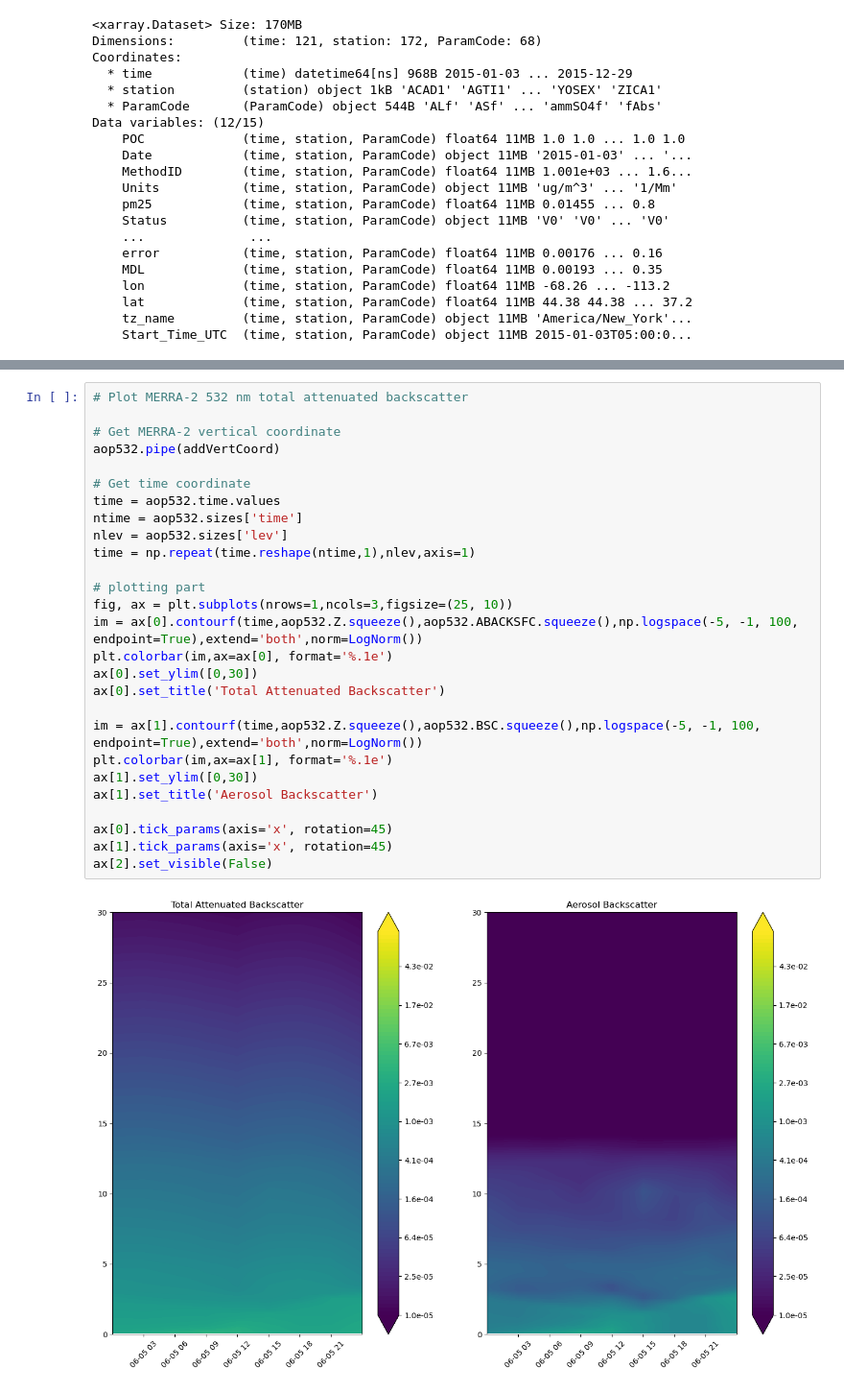
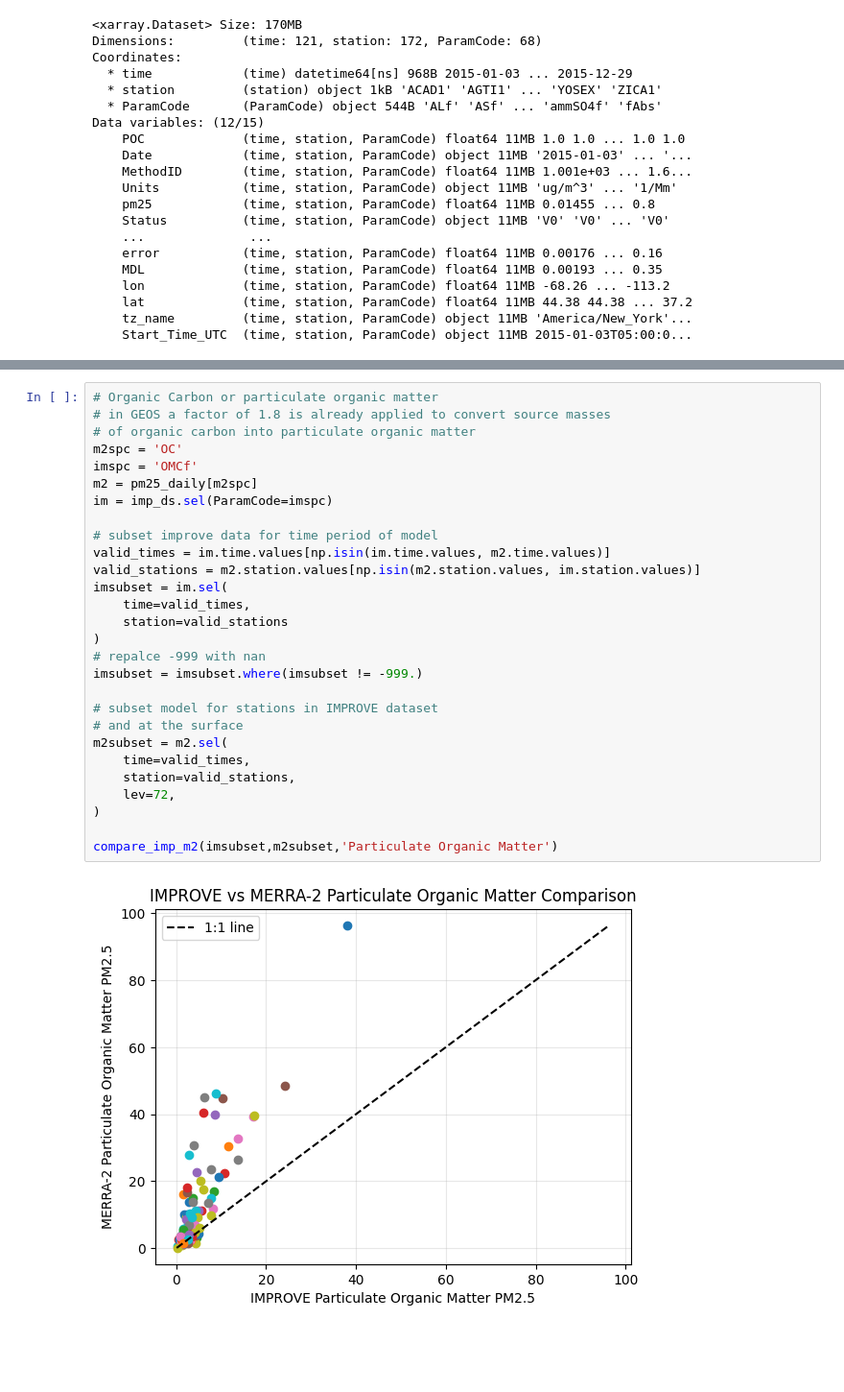
Before and after one commit to GEOS-ESM/GMAOpyobs, a Jupyter notebook: src/Notebooks/sampler_examples/improve_sampler.ipynb, the cells around one changed output, grey strips where cells are left out. Shown at 96% size. Cells and saved outputs as stored; diff of their text form; blank space fills up the shorter version.

```diff
--- a/src/Notebooks/sampler_examples/improve_sampler.ipynb
+++ b/src/Notebooks/sampler_examples/improve_sampler.ipynb
@@ -341,29 +335,30 @@ ax[2].tick_params(axis='x', rotation=45)
-# %%
-# Plot MERRA-2 532 nm total attenuated backscatter
-
-# Get MERRA-2 vertical coordinate
-aop532.pipe(addVertCoord)
-
-# Get time coordinate
-time = aop532.time.values
-ntime = aop532.sizes['time']
-nlev = aop532.sizes['lev']
-time = np.repeat(time.reshape(ntime,1),nlev,axis=1)
-
-# plotting part
-fig, ax = plt.subplots(nrows=1,ncols=3,figsize=(25, 10))
-im = ax[0].contourf(time,aop532.Z.squeeze(),aop532.ABACKSFC.squeeze(),np.logspace(-5, -1, 100, endpoint=True),extend='both',norm=LogNorm())
-plt.colorbar(im,ax=ax[0], format='%.1e')
-ax[0].set_ylim([0,30])
-ax[0].set_title('Total Attenuated Backscatter')
-
-im = ax[1].contourf(time,aop532.Z.squeeze(),aop532.BSC.squeeze(),np.logspace(-5, -1, 100, endpoint=True),extend='both',norm=LogNorm())
-plt.colorbar(im,ax=ax[1], format='%.1e')
-ax[1].set_ylim([0,30])
-ax[1].set_title('Aerosol Backscatter')
-
-ax[0].tick_params(axis='x', rotation=45)
-ax[1].tick_params(axis='x', rotation=45)
-ax[2].set_visible(False)
-# %% [output]
-[figure, removed]
+# %%
+# Organic Carbon or particulate organic matter
+# in GEOS a factor of 1.8 is already applied to convert source masses
+# of organic carbon into particulate organic matter
+m2spc = 'OC'
+imspc = 'OMCf'
+m2 = pm25_daily[m2spc]
+im = imp_ds.sel(ParamCode=imspc)
+
+# subset improve data for time period of model
+valid_times = im.time.values[np.isin(im.time.values, m2.time.values)]
+valid_stations = m2.station.values[np.isin(m2.station.values, im.station.values)]
+imsubset = im.sel(
+    time=valid_times,
+    station=valid_stations
+)
+# repalce -999 with nan
+imsubset = imsubset.where(imsubset != -999.)
+
+# subset model for stations in IMPROVE dataset
+# and at the surface
+m2subset = m2.sel(
+    time=valid_times,
+    station=valid_stations,
+    lev=72,
+)
+
+compare_imp_m2(imsubset,m2subset,'Particulate Organic Matter')
+# %% [output]
+[figure, added]
```
Also changed, not shown: parts of 12 cells of this notebook.
